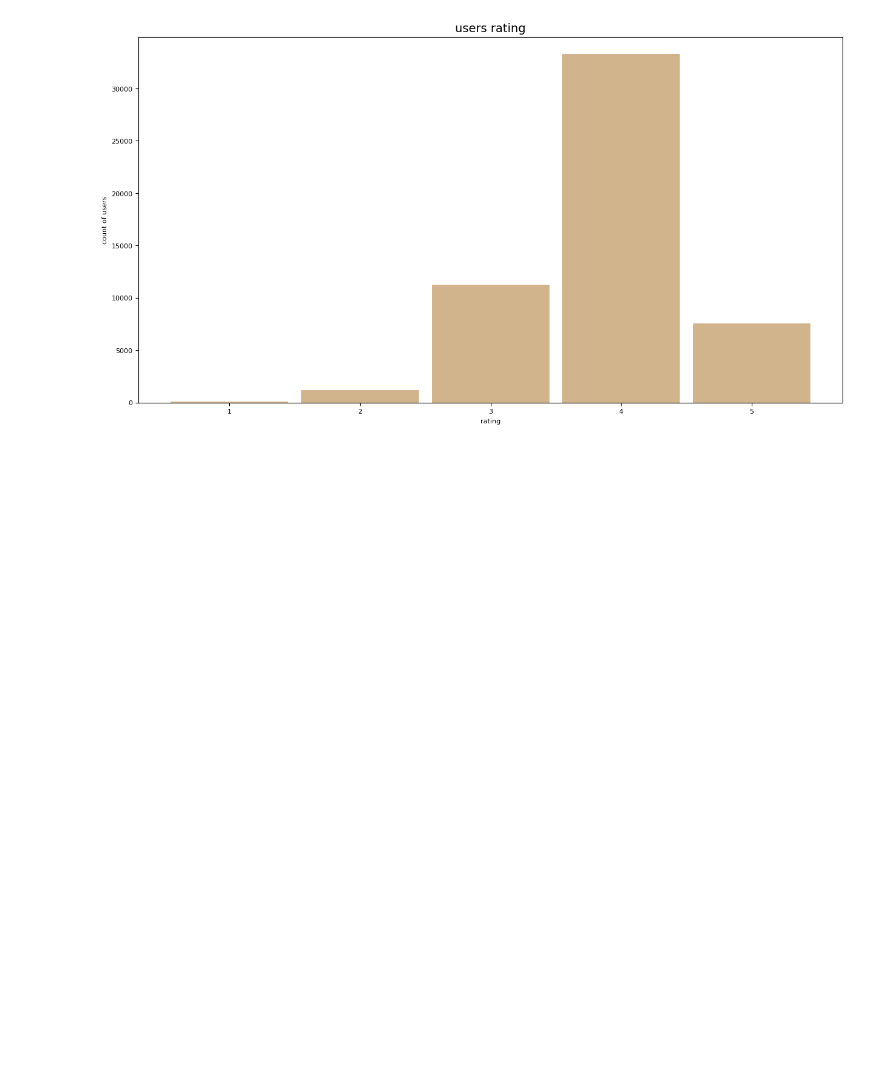
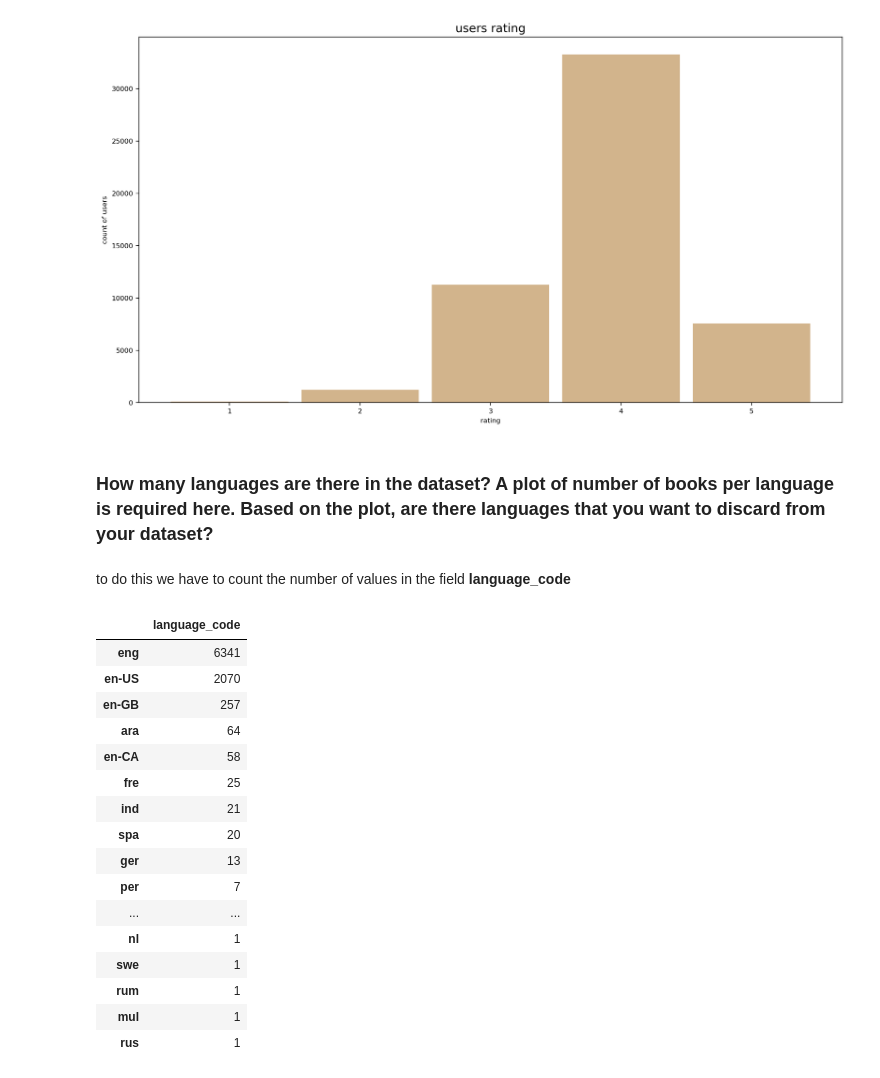
Before and after one commit to AntonioBDA/Midterm_social_data_mining, a Jupyter notebook: MidTerm_Project.ipynb, the cells around one changed output. Saved outputs shown, nothing was run; the diff lists cells and outputs as text; code cells hidden in the pictures; blank space fills up the shorter version.

```diff
--- a/MidTerm_Project.ipynb
+++ b/MidTerm_Project.ipynb
@@ -290,3 +290,28 @@ plt.bar(users_df.index, users_df["rating"], width = 0.9, color="tan")
 # %% [output]
 <BarContainer object of 5 artists>
 [figure]
+# %% [markdown]
+### How many languages are there in the dataset? A plot of number of books per language is required here. Based on the plot, are there languages that you want to discard from your dataset?
+# %% [markdown]
+to do this we have to count the number of values in the field **language_code**
+# %%
+lang = (books["language_code"].value_counts()).to_frame()
+lang[:30]
+# %% [output]
+|  | language_code |
+| eng | 6341 |
+| en-US | 2070 |
+| en-GB | 257 |
+| ara | 64 |
+| en-CA | 58 |
+| fre | 25 |
+| ind | 21 |
+| spa | 20 |
+| ger | 13 |
+| per | 7 |
+| ... | ... |
+| nl | 1 |
+| swe | 1 |
+| rum | 1 |
+| mul | 1 |
+| rus | 1 |
```
Also changed, not shown: parts of 13 cells of this notebook.
